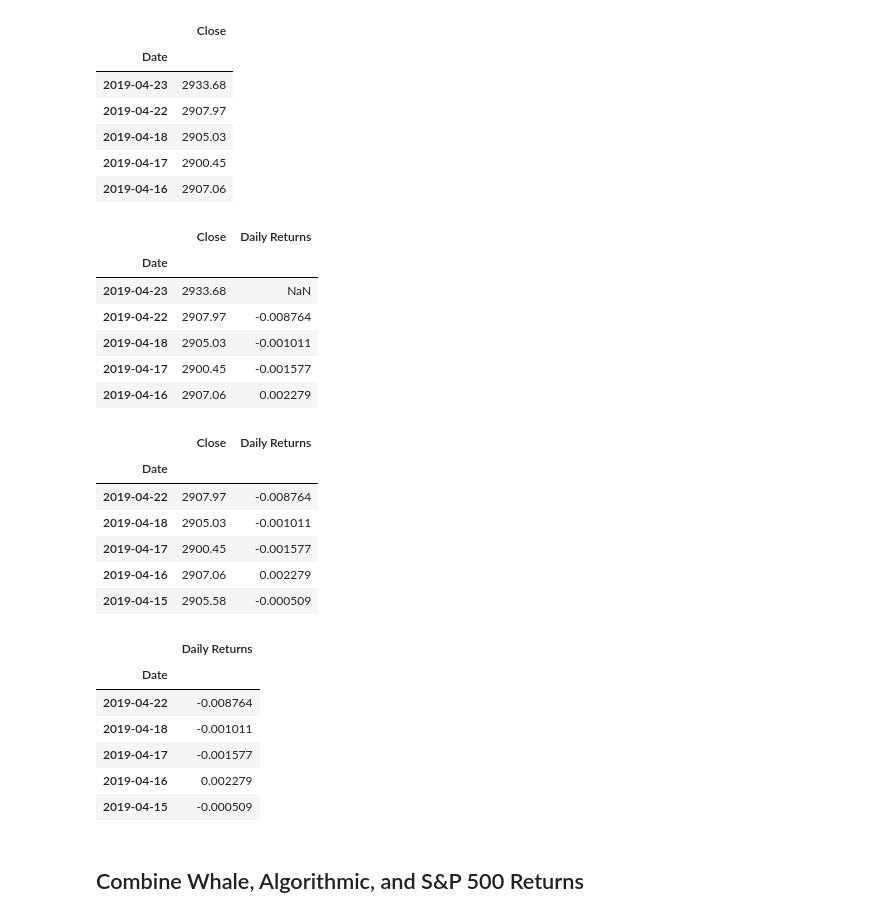
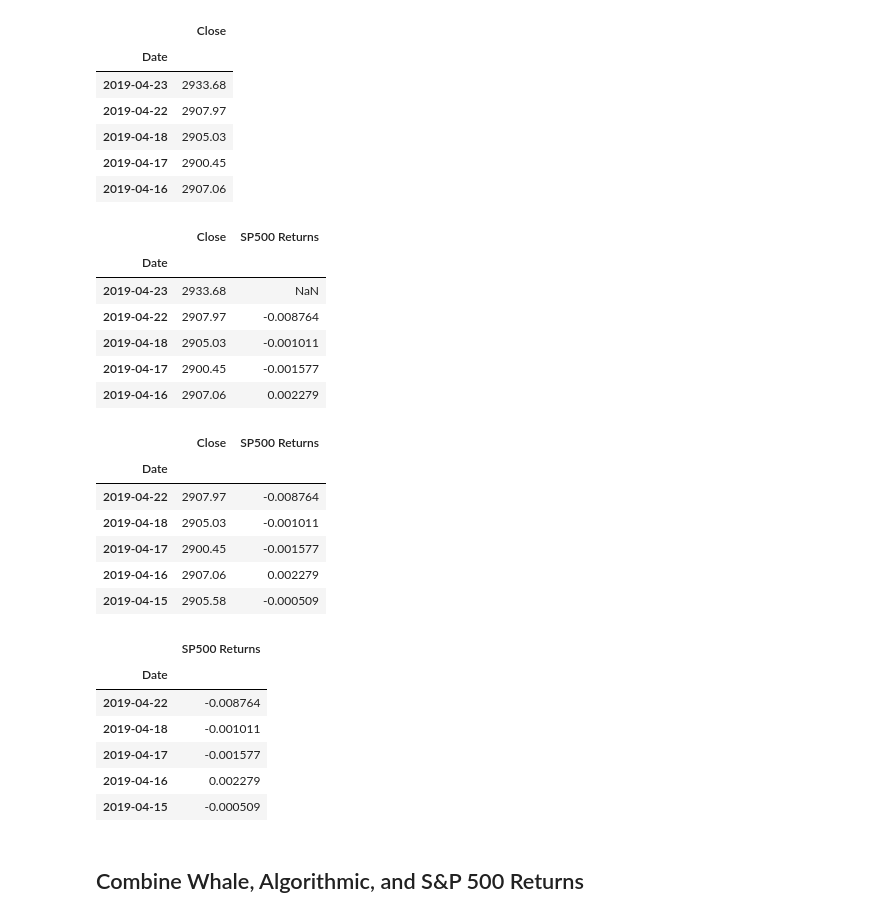
Before and after one commit to CPix18/MyFinTechRepo, a Jupyter notebook: HW3-Pandas/Pandas/Instructions/Starter_Code/whale_analysis.ipynb, the cells around one changed output. Saved outputs shown, nothing was run; the diff lists cells and outputs as text; code cells hidden in the pictures.

```diff
--- a/HW3-Pandas/Pandas/Instructions/Starter_Code/whale_analysis.ipynb
+++ b/HW3-Pandas/Pandas/Instructions/Starter_Code/whale_analysis.ipynb
@@ -129,10 +129,10 @@ sp500_df.head()
 | 2019-04-16 | 2907.06 |
 # %%
 # Calculate Daily Returns
-sp500_df["Daily Returns"] = sp500_df["Close"].pct_change()
+sp500_df["SP500 Returns"] = sp500_df["Close"].pct_change()
 sp500_df.head()
 # %% [output]
-|  | Close | Daily Returns |
+|  | Close | SP500 Returns |
 | Date |  |  |
 | 2019-04-23 | 2933.68 | NaN |
 | 2019-04-22 | 2907.97 | -0.008764 |
@@ -144,7 +144,7 @@ sp500_df.head()
 sp500_df.dropna(inplace=True)
 sp500_df.head()
 # %% [output]
-|  | Close | Daily Returns |
+|  | Close | SP500 Returns |
 | Date |  |  |
 | 2019-04-22 | 2907.97 | -0.008764 |
 | 2019-04-18 | 2905.03 | -0.001011 |
@@ -156,7 +156,7 @@ sp500_df.head()
 sp500_df = sp500_df.drop(columns = ["Close"])
 sp500_df.head()
 # %% [output]
-|  | Daily Returns |
+|  | SP500 Returns |
 | Date |  |
 | 2019-04-22 | -0.008764 |
 | 2019-04-18 | -0.001011 |
```
Also changed, not shown: parts of 38 cells of this notebook, 7 other files.
